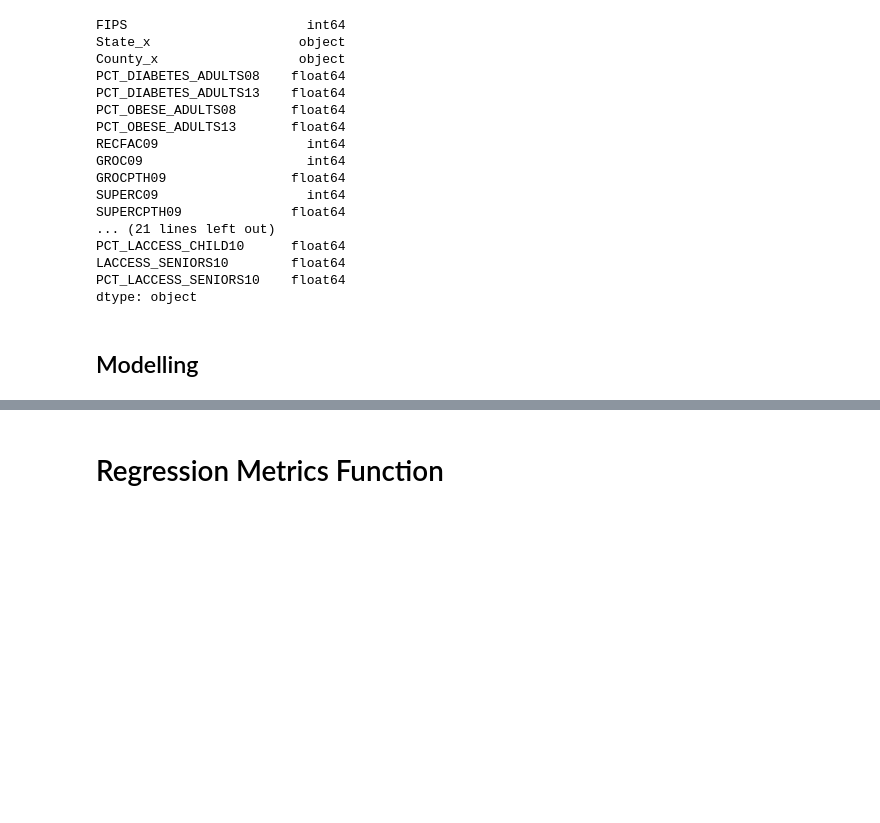
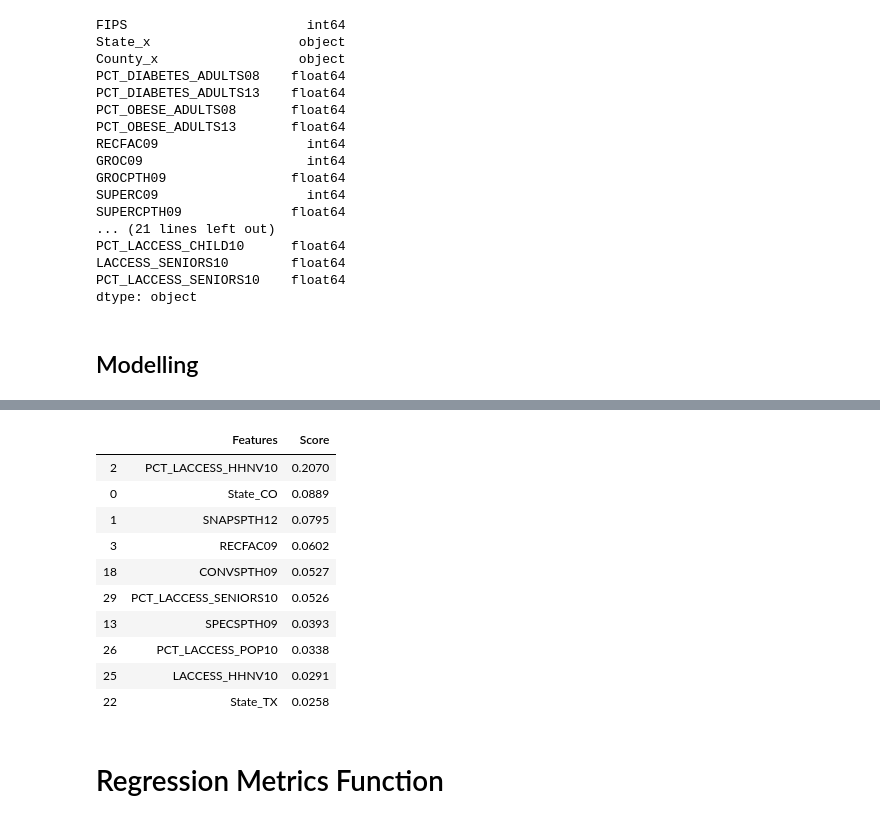
Before and after one commit to Graceallison/Predicting-Obesity-Rate-Bases-on-Food-Environment, a Jupyter notebook: Code/EDA and Modelling.ipynb, the cells around one changed output, grey strips where cells are left out. Saved outputs shown, nothing was run; the diff lists cells and outputs as text; code cells hidden in the pictures; blank space fills up the shorter version.

```diff
--- a/Code/EDA and Modelling.ipynb
+++ b/Code/EDA and Modelling.ipynb
@@ -603,0 +621,7 @@ df = pd.get_dummies(df, columns = list_of_cols_to_dummy, drop_first = True)
+# %%
+from sklearn.ensemble import RandomForestRegressor
+from sklearn.metrics import r2_score
+
+model = RandomForestRegressor(n_estimators = 100)
+
+model.fit(X_train, y_train)
@@ -603,0 +636,22 @@ df = pd.get_dummies(df, columns = list_of_cols_to_dummy, drop_first = True)
+# %%
+features = X_train.columns
+
+features_df = pd.DataFrame({'Features': features, 'Score': model.feature_importances_.round(4)})
+features_df.sort_values('Score', inplace=True, ascending=False)
+
+
+top_20_rf = features_df['Features'].head(20)
+
+features_df.head(10)
+# %% [output]
+|  | Features | Score |
+| 2 | PCT_LACCESS_HHNV10 | 0.2070 |
+| 0 | State_CO | 0.0889 |
+| 1 | SNAPSPTH12 | 0.0795 |
+| 3 | RECFAC09 | 0.0602 |
+| 18 | CONVSPTH09 | 0.0527 |
+| 29 | PCT_LACCESS_SENIORS10 | 0.0526 |
+| 13 | SPECSPTH09 | 0.0393 |
+| 26 | PCT_LACCESS_POP10 | 0.0338 |
+| 25 | LACCESS_HHNV10 | 0.0291 |
+| 22 | State_TX | 0.0258 |
```
Also changed, not shown: parts of 53 cells of this notebook, 2 other files.
